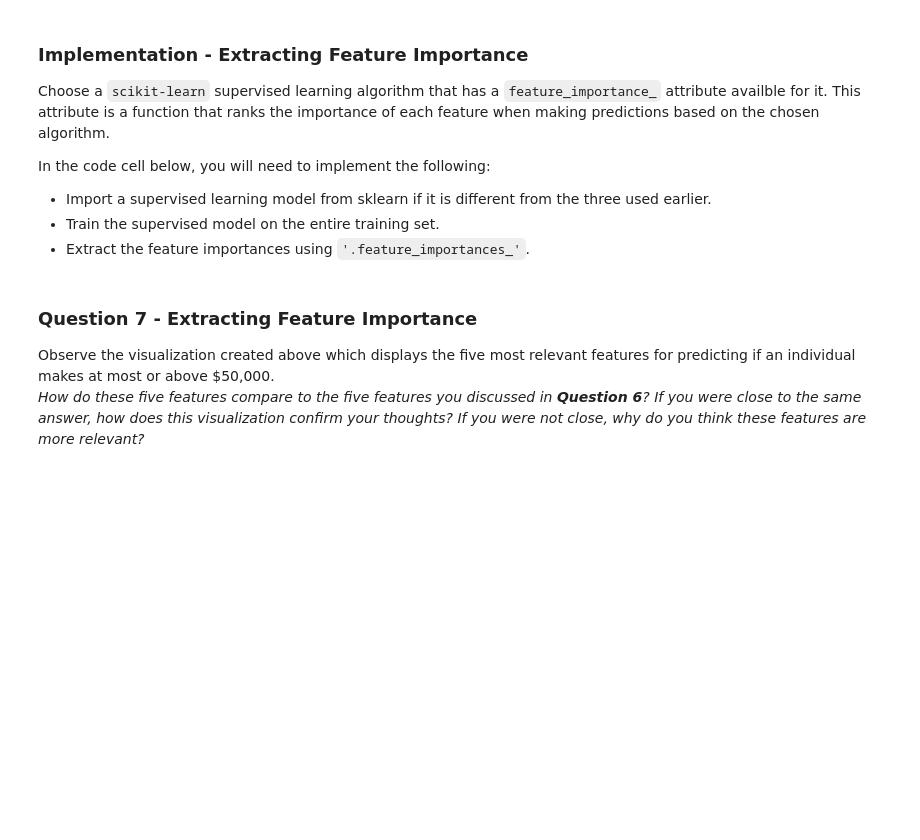
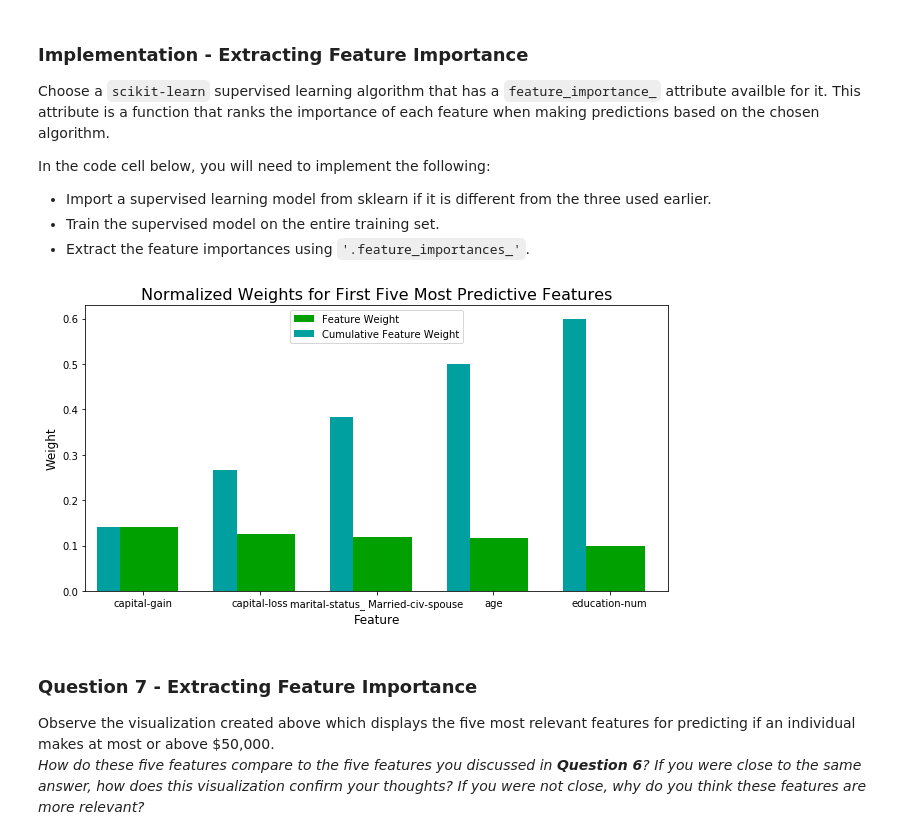
Before and after one commit to arjunmitrareddy/ML---Finding-Charity-Donors, a Jupyter notebook: finding_donors.ipynb, the cells around one changed output. Cells and saved outputs as stored; diff of their text form; code cells hidden in the pictures; blank space fills up the shorter version.

```diff
--- a/finding_donors.ipynb
+++ b/finding_donors.ipynb
@@ -394,14 +570,19 @@ In the code cell below, you will need to implement the following:
 # %%
 # TODO: Import a supervised learning model that has 'feature_importances_'
 
 # TODO: Train the supervised model on the training set
-model = None
+start = time()
+model = GradientBoostingClassifier().fit(X_train, y_train)
+end = time()
+all_features_time = end - start
 
 # TODO: Extract the feature importances
-importances = None
+importances = model.feature_importances_
 
 # Plot
 vs.feature_plot(importances, X_train, y_train)
+# %% [output]
+[figure, added]
 # %% [markdown]
 ### Question 7 - Extracting Feature Importance
 
```
Also changed, not shown: parts of 28 cells of this notebook, 2 other files.
